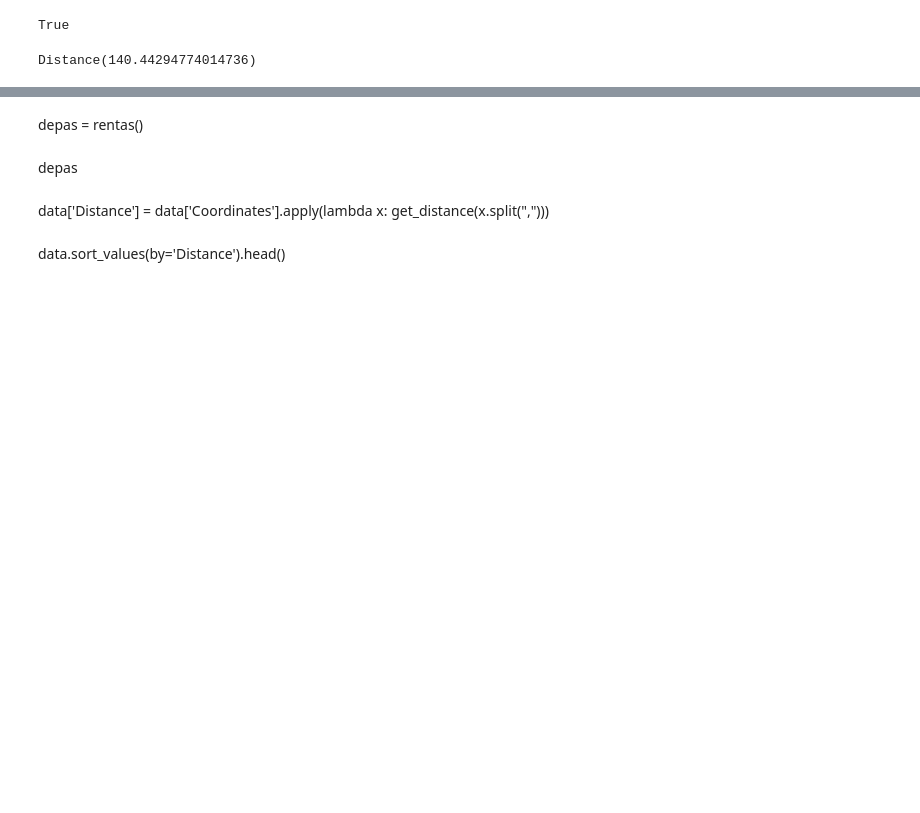
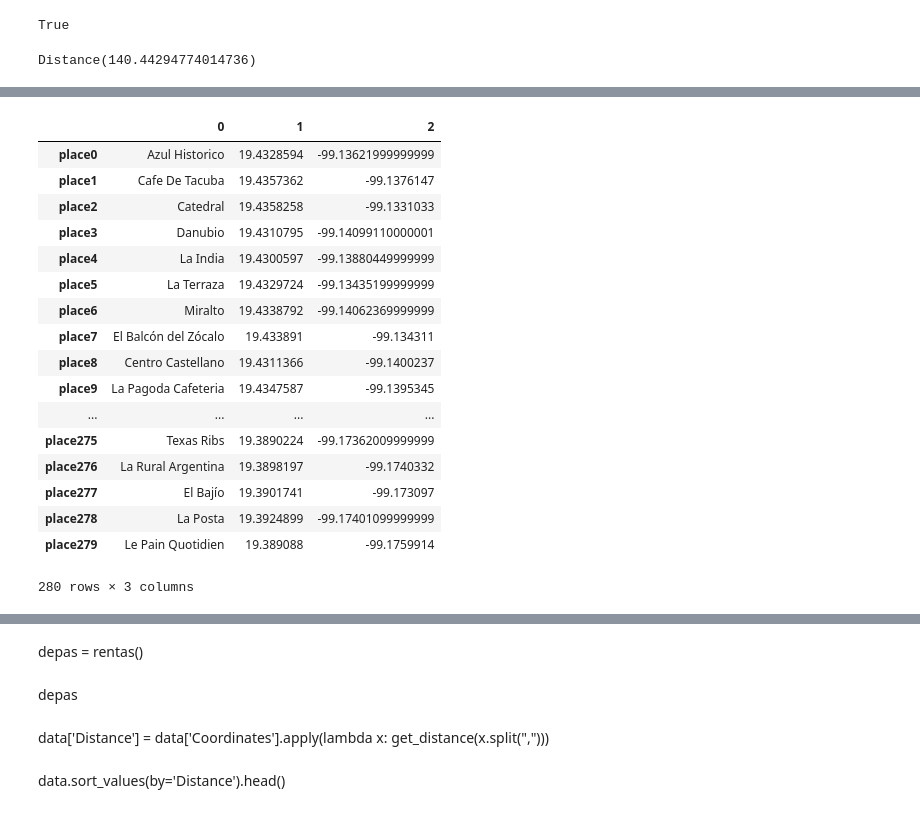
Before and after one commit to Patcm10/Proyecto-Final-Renta2, a Jupyter notebook: Final Final.ipynb, the cells around one changed output, grey strips where cells are left out. Cells and saved outputs as stored; diff of their text form; code cells hidden in the pictures; blank space fills up the shorter version.

```diff
--- a/Final Final.ipynb
+++ b/Final Final.ipynb
@@ -66,0 +135,25 @@ ubi
+# %%
+places = {('place'+ str(v)): [all_places[v].name,all_places[v]._geo_location['lat'],all_places[v]._geo_location['lng']] for v in range(len(all_places))}
+# %%
+places = pd.DataFrame(places).T
+# %%
+places
+# %% [output]
+|  | 0 | 1 | 2 |
+| place0 | Azul Historico | 19.4328594 | -99.13621999999999 |
+| place1 | Cafe De Tacuba | 19.4357362 | -99.1376147 |
+| place2 | Catedral | 19.4358258 | -99.1331033 |
+| place3 | Danubio | 19.4310795 | -99.14099110000001 |
+| place4 | La India | 19.4300597 | -99.13880449999999 |
+| place5 | La Terraza | 19.4329724 | -99.13435199999999 |
+| place6 | Miralto | 19.4338792 | -99.14062369999999 |
+| place7 | El Balcón del Zócalo | 19.433891 | -99.134311 |
+| place8 | Centro Castellano | 19.4311366 | -99.1400237 |
+| place9 | La Pagoda Cafeteria | 19.4347587 | -99.1395345 |
+| ... | ... | ... | ... |
+| place275 | Texas Ribs | 19.3890224 | -99.17362009999999 |
+| place276 | La Rural Argentina | 19.3898197 | -99.1740332 |
+| place277 | El Bajío | 19.3901741 | -99.173097 |
+| place278 | La Posta | 19.3924899 | -99.17401099999999 |
+| place279 | Le Pain Quotidien | 19.389088 | -99.1759914 |
+280 rows × 3 columns
```
Also changed, not shown: parts of 21 cells of this notebook, 4 other files.
